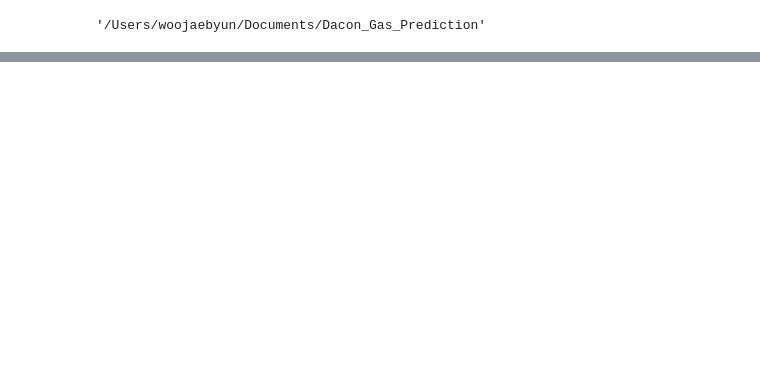
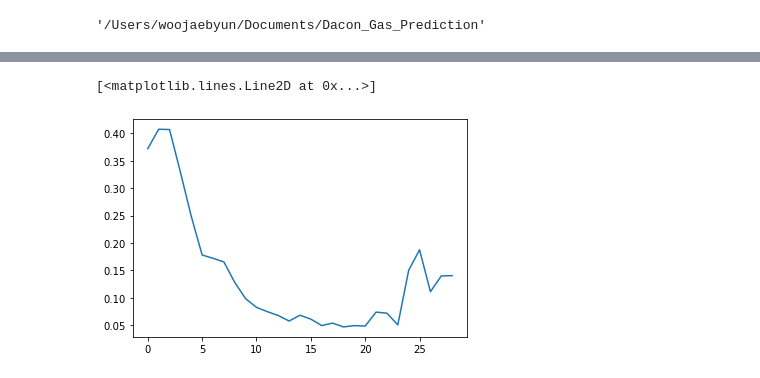
Before and after one commit to byunwj/Gas_Prediction, a Jupyter notebook: data_processor.ipynb, the cells around one changed output, grey strips where cells are left out. Cells and saved outputs as stored; diff of their text form; code cells hidden in the pictures; blank space fills up the shorter version.

Commit message:
data processor & model training for each supplier

```diff
--- a/data_processor.ipynb
+++ b/data_processor.ipynb
@@ -106,0 +198,4 @@ comb
+# %%
+from sklearn.model_selection import train_test_split
+
+train_x, valid_x, train_y, valid_y = train_test_split(lstm_input, lstm_output, test_size = 0.2, random_state = 1311, shuffle=True)
@@ -106,0 +209,23 @@ comb
+# %%
+input_x = Input(shape=(3,5)) #(sequence length, num of features) for LSTM; i.e. 50 minutes (sequence of 50 minutes)
+
+x = LSTM(20, return_sequences=True)(input_x)
+x = BatchNormalization()(x)
+x = Activation('tanh')(x)
+
+x = LSTM(10, return_sequences=True)(x)
+x = BatchNormalization()(x)
+x = Activation('tanh')(x)
+
+x = Flatten()(x)
+
+x = Dense(32)(x)
+x = BatchNormalization()(x)
+x = Activation('relu')(x)
+
+output = Dense(1)(x)
+
+
+model = Model(inputs = input_x, outputs = output)
+model.compile(loss="mean_absolute_error", optimizer = Adam(lr=0.001))
+model.summary()
@@ -106,0 +250,14 @@ comb
+# %%
+es = EarlyStopping(monitor='val_loss', mode = 'min' , patience = 10, verbose = 1)
+
+path = './Models/training_{}'.format('H')
+if os.path.isdir(path):
+    shutil.rmtree(path)
+
+os.makedirs(path, exist_ok = True)
+
+file_path = path + '/Epoch_{epoch:03d}_Val_{val_loss:.3f}.hdf5'
+mc = ModelCheckpoint(file_path, monitor='val_loss', mode='min',verbose=1, \
+                     save_best_only=True, save_weights_only=True)
+
+hist = model.fit(train_x, train_y, batch_size = 128, epochs =30, validation_data = (valid_x, valid_y), callbacks = [es, mc])
@@ -106,0 +291,6 @@ comb
+# %%
+from matplotlib import pyplot as plt
+plt.plot(hist.history['val_loss'])
+# %% [output]
+[<matplotlib.lines.Line2D at 0x...>]
+[figure, added]
```
Also changed, not shown: parts of 9 cells of this notebook, 21 other files.
